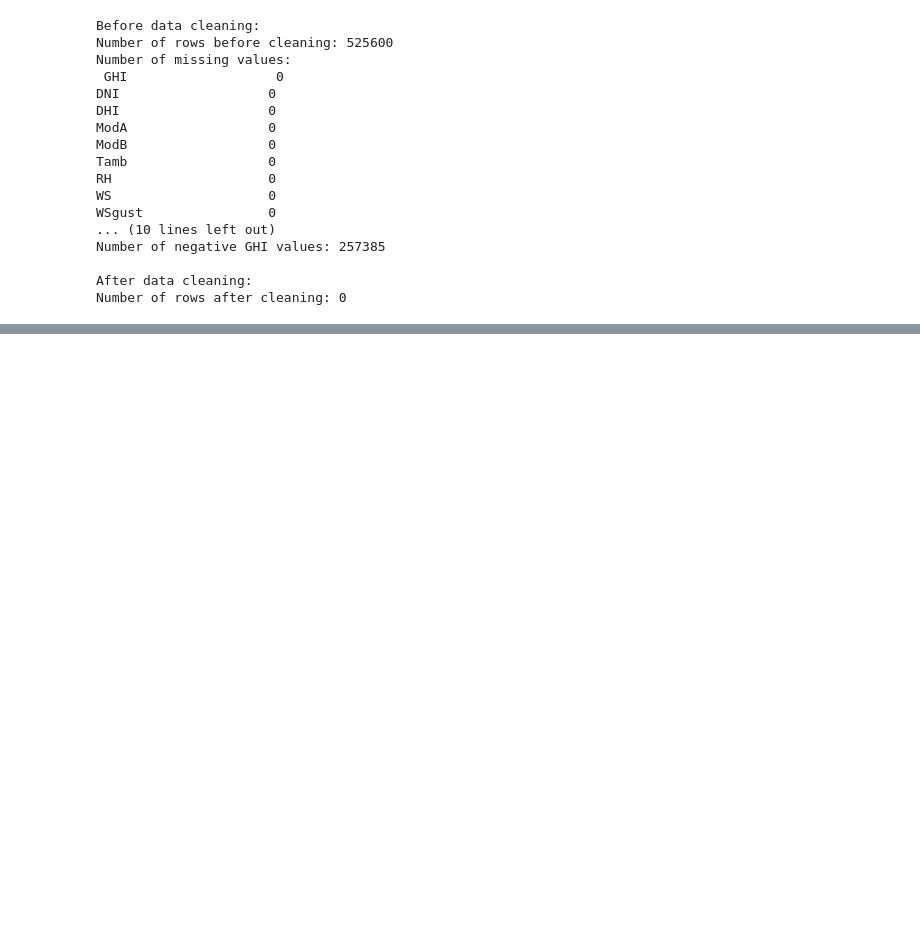
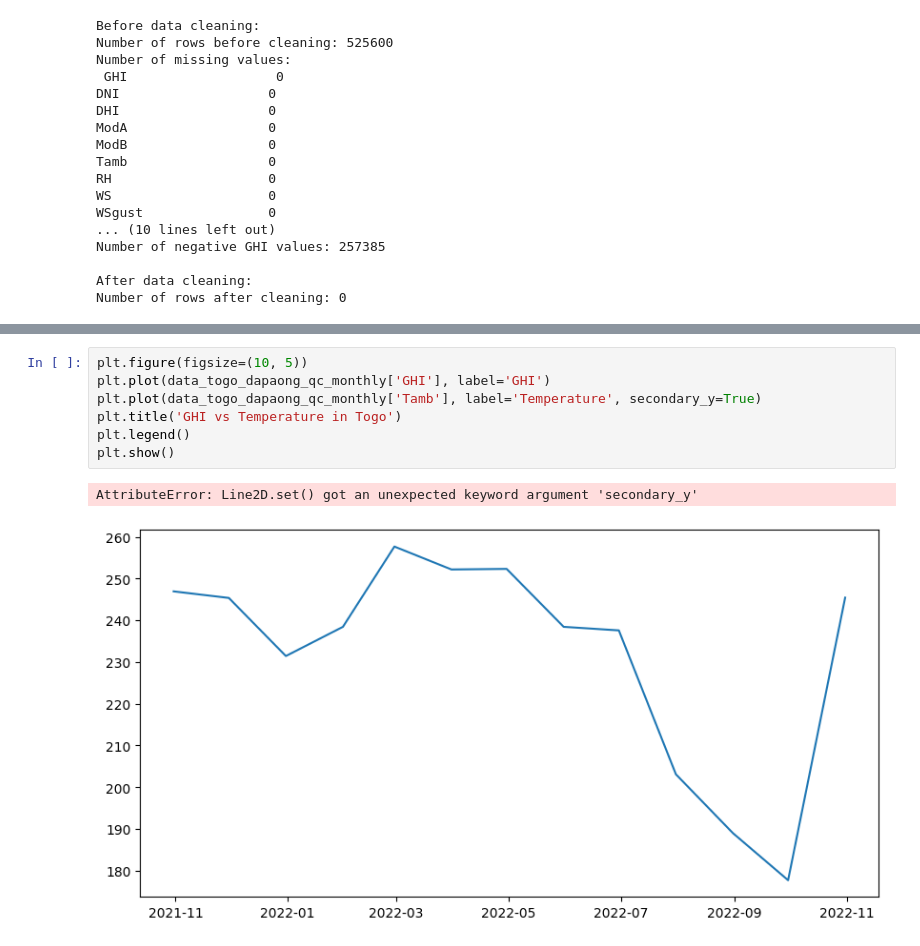
Before and after one commit to juniorworku/10-academy-ai-mastry, a Jupyter notebook: week0/Task1/notebooks/solar_analysis.ipynb, the cells around one changed output, grey strips where cells are left out. Drawn from its saved outputs; the diff is of its cells as text; blank space fills up the shorter version.

```diff
--- a/week0/Task1/notebooks/solar_analysis.ipynb
+++ b/week0/Task1/notebooks/solar_analysis.ipynb
@@ -407,0 +418,10 @@ Number of rows after cleaning: 0
+# %%
+plt.figure(figsize=(10, 5))
+plt.plot(data_togo_dapaong_qc_monthly['GHI'], label='GHI')
+plt.plot(data_togo_dapaong_qc_monthly['Tamb'], label='Temperature', secondary_y=True)
+plt.title('GHI vs Temperature in Togo')
+plt.legend()
+plt.show()
+# %% [output]
+AttributeError: Line2D.set() got an unexpected keyword argument 'secondary_y'
+[figure, added]
```
Also changed, not shown: parts of 3 cells of this notebook, 1 other file.
